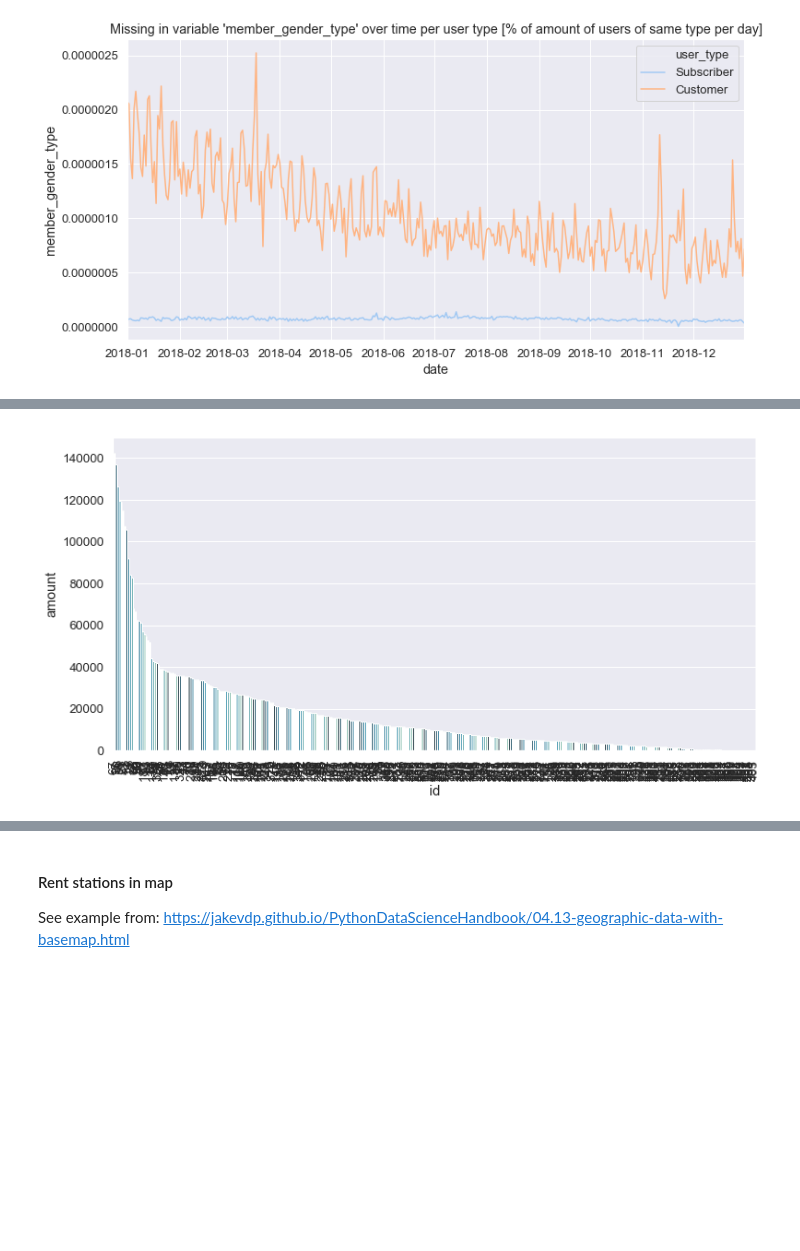
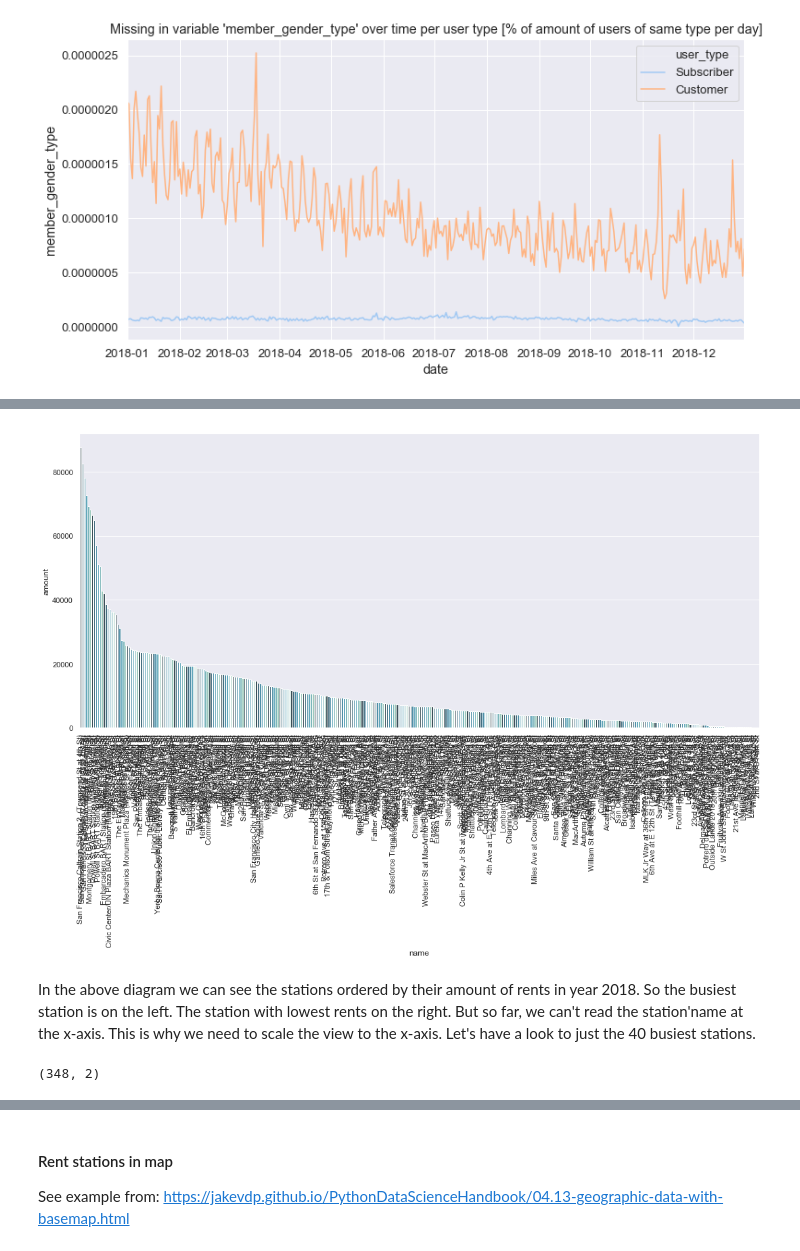
Before and after one commit to resa89/DataAnalystND, a Jupyter notebook: 07_CommunicatingDataFindings/wrangle_act.ipynb, the cells around one changed output, grey strips where cells are left out. Drawn from its saved outputs; the diff is of its cells as text; code cells hidden in the pictures; blank space fills up the shorter version.

Commit message:
devel: Further documention and add optimize map visualization and restructure document

```diff
--- a/07_CommunicatingDataFindings/wrangle_act.ipynb
+++ b/07_CommunicatingDataFindings/wrangle_act.ipynb
@@ -1168,7 +1195,15 @@ rush_stations.head()
 # %%
-result = rush_stations.groupby(["id"])['amount'].aggregate(np.median).reset_index().sort_values('amount')
-sns.barplot(x='id', y="amount", data=rush_stations, order=result['id'].iloc[::-1], palette=sns.color_palette("GnBu_d"))
+sns.set(rc={'figure.figsize':(18,8)})
+
+result = rush_stations.groupby(["name"])['amount'].aggregate(np.median).reset_index().sort_values('amount')
+sns.barplot(x='name', y="amount", data=rush_stations, order=result['name'].iloc[::-1], palette=sns.color_palette("GnBu_d"))
 plt.xticks(rotation=90);
 # %% [output]
-[figure, old version]
+[figure, new version]
+# %% [markdown]
+In the above diagram we can see the stations ordered by their amount of rents in year 2018. So the busiest station is on the left. The station with lowest rents on the right. But so far, we can't read the station'name at the x-axis. This is why we need to scale the view to the x-axis. Let's have a look to just the 40 busiest stations.
+# %%
+result.shape
+# %% [output]
+(348, 2)
 # %%
```
Also changed, not shown: parts of 52 cells of this notebook.
